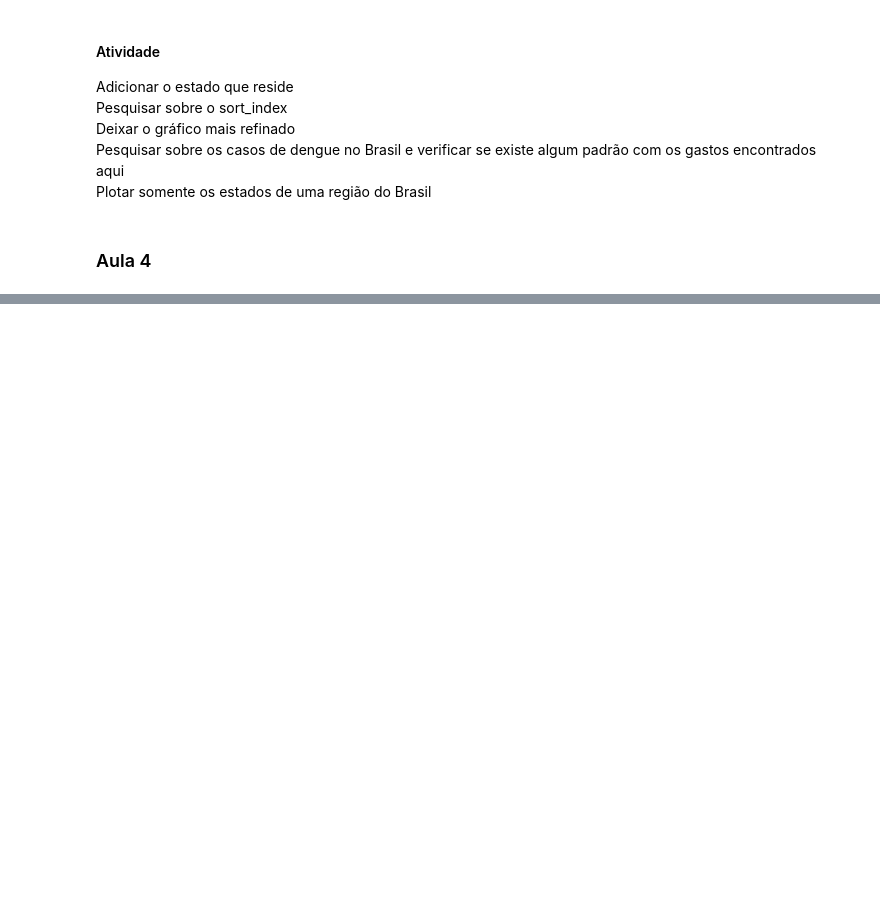
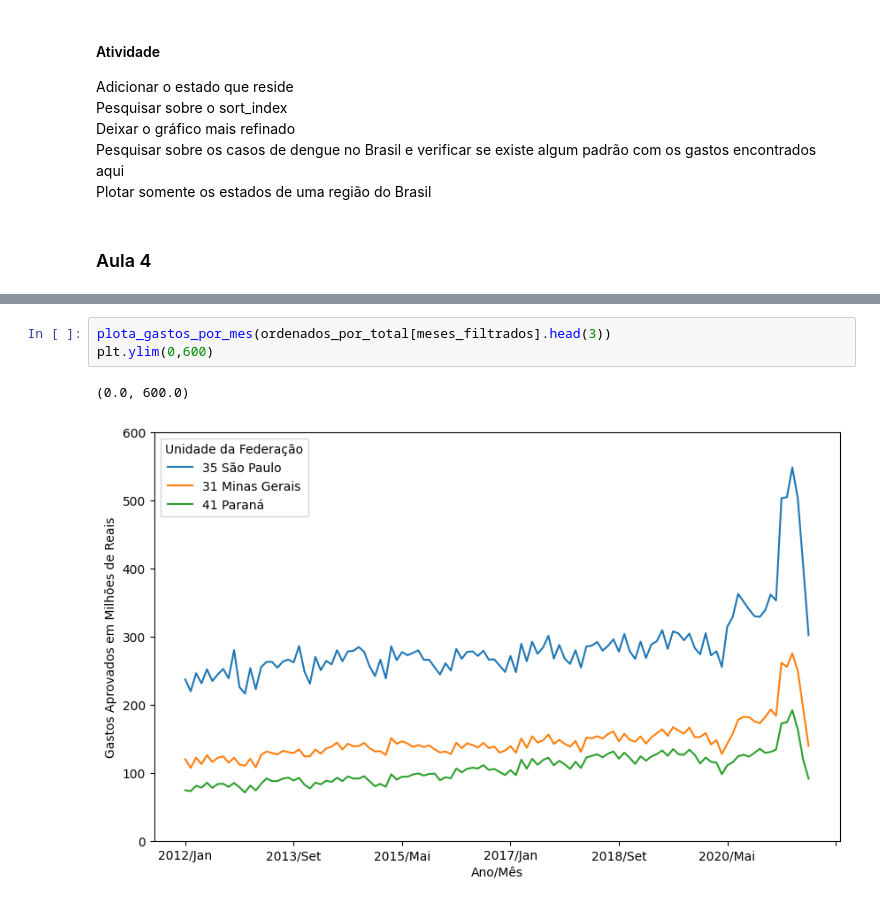
Before and after one commit to vicentesantos/Pos_Tech_Data_Analytics, a Jupyter notebook: 1 - Análise Exploratória de Dados/Aula 1/procedimentod sus.ipynb, the cells around one changed output, grey strips where cells are left out. Drawn from its saved outputs; the diff is of its cells as text; blank space fills up the shorter version.

```diff
--- a/1 - Análise Exploratória de Dados/Aula 1/procedimentod sus.ipynb
+++ b/1 - Análise Exploratória de Dados/Aula 1/procedimentod sus.ipynb
@@ -402,0 +430,6 @@ Plotar somente os estados de uma região do Brasil
+# %%
+plota_gastos_por_mes(ordenados_por_total[meses_filtrados].head(3))
+plt.ylim(0,600)
+# %% [output]
+(0.0, 600.0)
+[figure, added]
```
Also changed, not shown: parts of 24 cells of this notebook.
